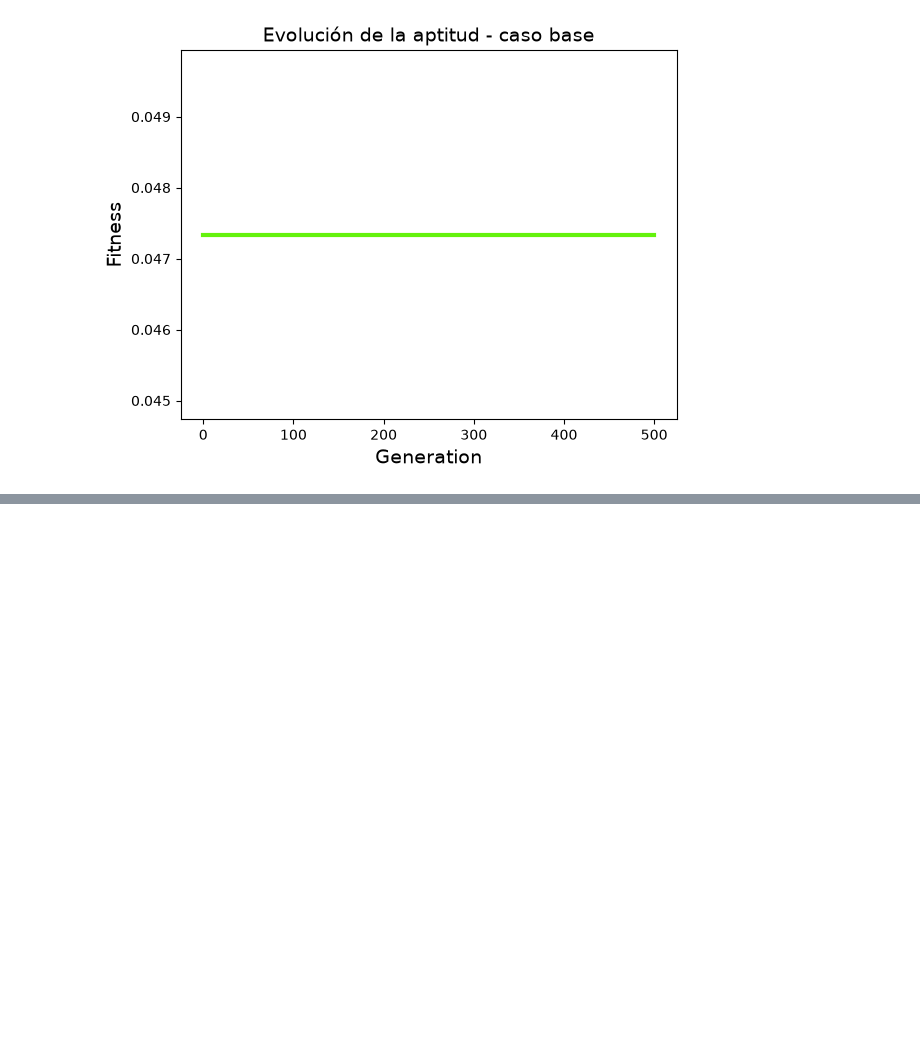
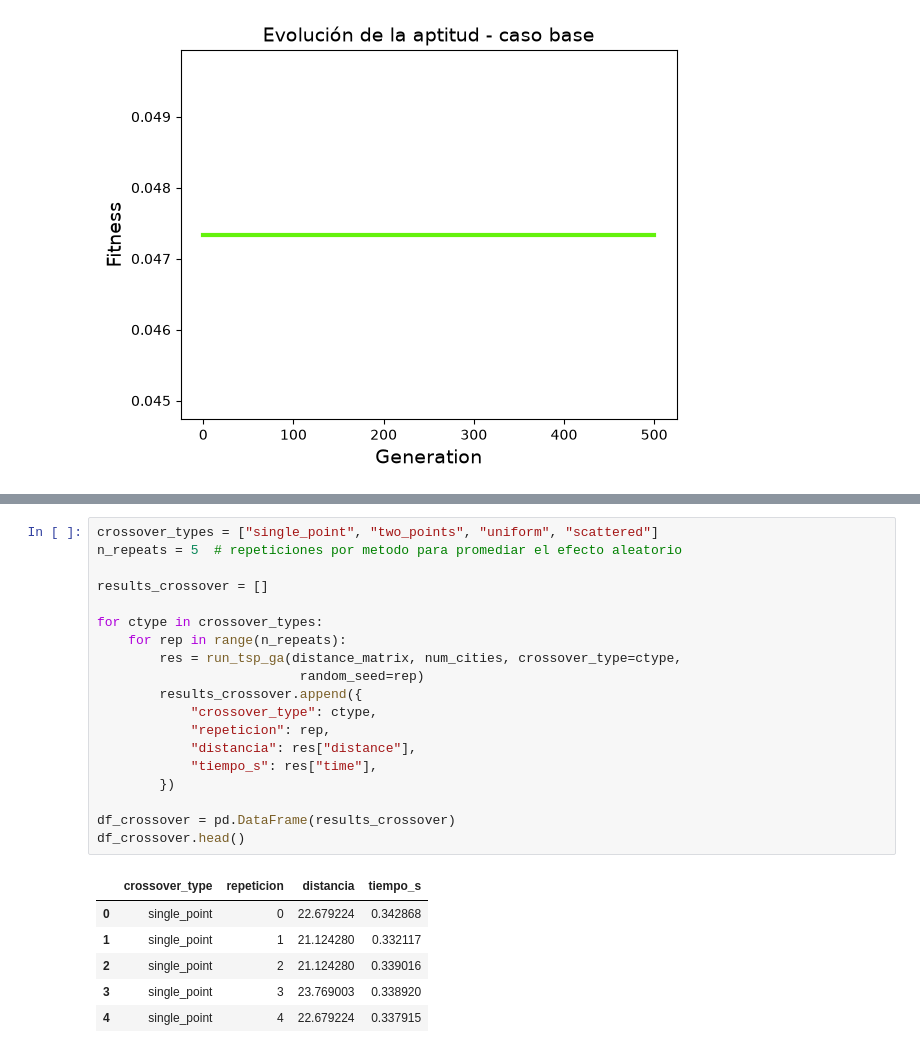
Before and after one commit to RavenCore99/AG_practicas, a Jupyter notebook: actividad_AG.ipynb, the cells around one changed output, grey strips where cells are left out. Cells and saved outputs as stored; diff of their text form; blank space fills up the shorter version.

```diff
--- a/actividad_AG.ipynb
+++ b/actividad_AG.ipynb
@@ -200,0 +215,26 @@ baseline["ga_instance"].plot_fitness(title="Evolución de la aptitud - caso base
+# %%
+crossover_types = ["single_point", "two_points", "uniform", "scattered"]
+n_repeats = 5  # repeticiones por metodo para promediar el efecto aleatorio
+
+results_crossover = []
+
+for ctype in crossover_types:
+    for rep in range(n_repeats):
+        res = run_tsp_ga(distance_matrix, num_cities, crossover_type=ctype,
+                          random_seed=rep)
+        results_crossover.append({
+            "crossover_type": ctype,
+            "repeticion": rep,
+            "distancia": res["distance"],
+            "tiempo_s": res["time"],
+        })
+
+df_crossover = pd.DataFrame(results_crossover)
+df_crossover.head()
+# %% [output]
+|  | crossover_type | repeticion | distancia | tiempo_s |
+| 0 | single_point | 0 | 22.679224 | 0.342868 |
+| 1 | single_point | 1 | 21.124280 | 0.332117 |
+| 2 | single_point | 2 | 21.124280 | 0.339016 |
+| 3 | single_point | 3 | 23.769003 | 0.338920 |
+| 4 | single_point | 4 | 22.679224 | 0.337915 |
```
Also changed, not shown: parts of 2 cells of this notebook.
